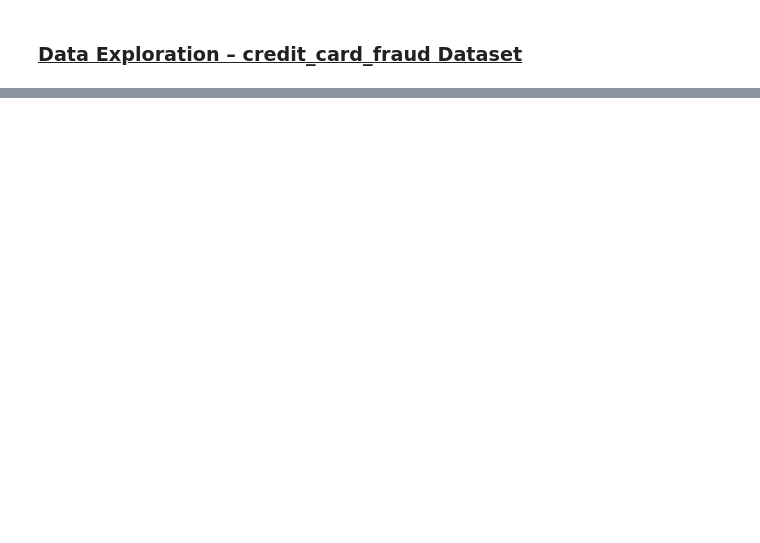
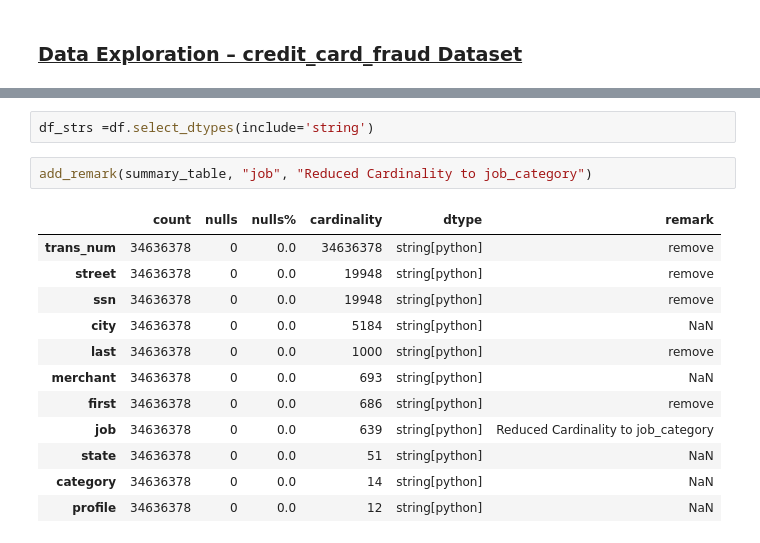
Before and after one commit to Shogant/Credit_Card_Fraud_Detection_Model, a Jupyter notebook: Data_Preparation.ipynb, the cells around one changed output, grey strips where cells are left out. Drawn from its saved outputs; the diff is of its cells as text; blank space fills up the shorter version.

```diff
--- a/Data_Preparation.ipynb
+++ b/Data_Preparation.ipynb
@@ -99,0 +662,17 @@ transactions_df.head(5)
+# %%
+df_strs =df.select_dtypes(include='string')
+# %%
+add_remark(summary_table, "job", "Reduced Cardinality to job_category")
+# %% [output]
+|  | count | nulls | nulls% | cardinality | dtype | remark |
+| trans_num | 34636378 | 0 | 0.0 | 34636378 | string[python] | remove |
+| street | 34636378 | 0 | 0.0 | 19948 | string[python] | remove |
+| ssn | 34636378 | 0 | 0.0 | 19948 | string[python] | remove |
+| city | 34636378 | 0 | 0.0 | 5184 | string[python] | NaN |
+| last | 34636378 | 0 | 0.0 | 1000 | string[python] | remove |
+| merchant | 34636378 | 0 | 0.0 | 693 | string[python] | NaN |
+| first | 34636378 | 0 | 0.0 | 686 | string[python] | remove |
+| job | 34636378 | 0 | 0.0 | 639 | string[python] | Reduced Cardinality to job_category |
+| state | 34636378 | 0 | 0.0 | 51 | string[python] | NaN |
+| category | 34636378 | 0 | 0.0 | 14 | string[python] | NaN |
+| profile | 34636378 | 0 | 0.0 | 12 | string[python] | NaN |
```
Also changed, not shown: parts of 90 cells of this notebook.
